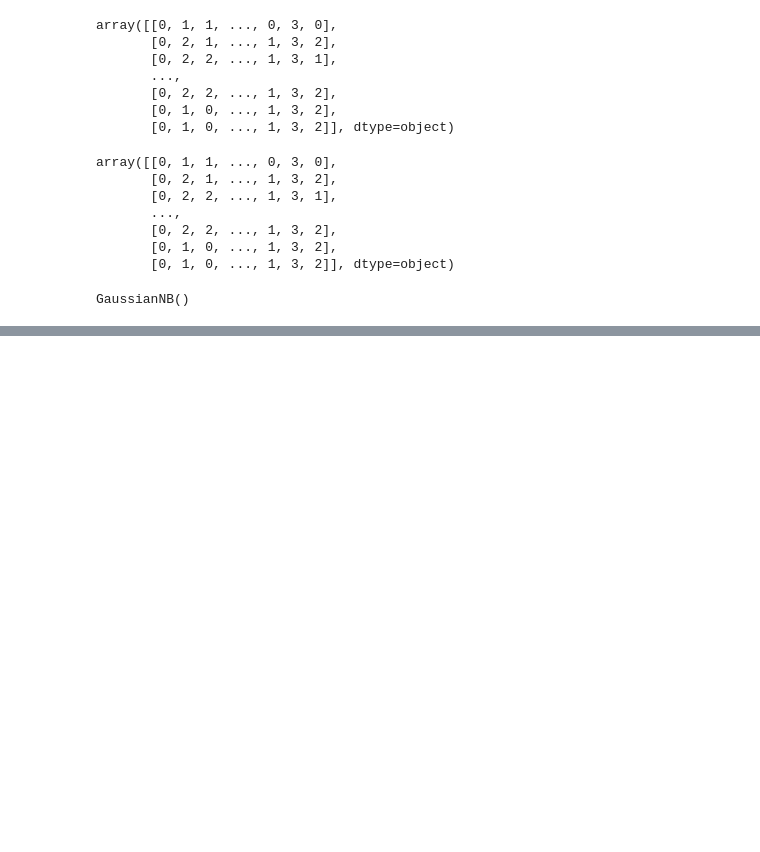
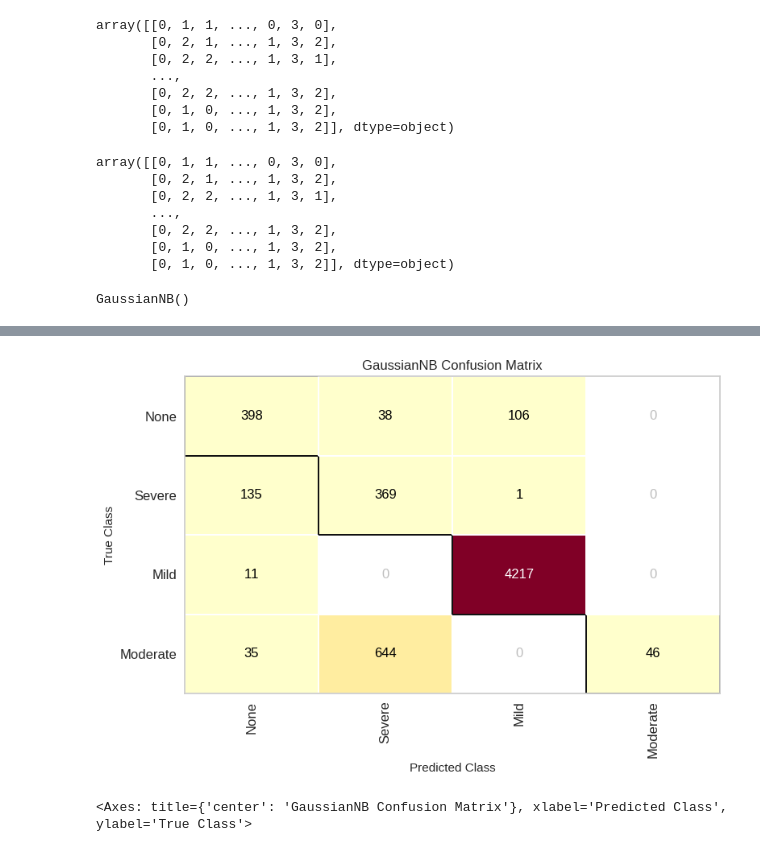
Before and after one commit to miller00315/ia_studies, a Jupyter notebook: naive_bayes.ipynb, the cells around one changed output, grey strips where cells are left out. Drawn from its saved outputs; the diff is of its cells as text; code cells hidden in the pictures; blank space fills up the shorter version.

```diff
--- a/naive_bayes.ipynb
+++ b/naive_bayes.ipynb
@@ -97,0 +136,14 @@ prediction = model.predict(X_test) # realizar a predição
+# %%
+confussion = ConfusionMatrix(model, classes=['None', 'Severe', 'Mild', 'Moderate'])
+
+
+confussion.fit(X_train, y_train)
+
+
+confussion.score(X_test, y_test)
+
+
+confussion.poof()
+# %% [output]
+[figure, added]
+<Axes: title={'center': 'GaussianNB Confusion Matrix'}, xlabel='Predicted Class', ylabel='True Class'>
```
Also changed, not shown: parts of 4 cells of this notebook.
